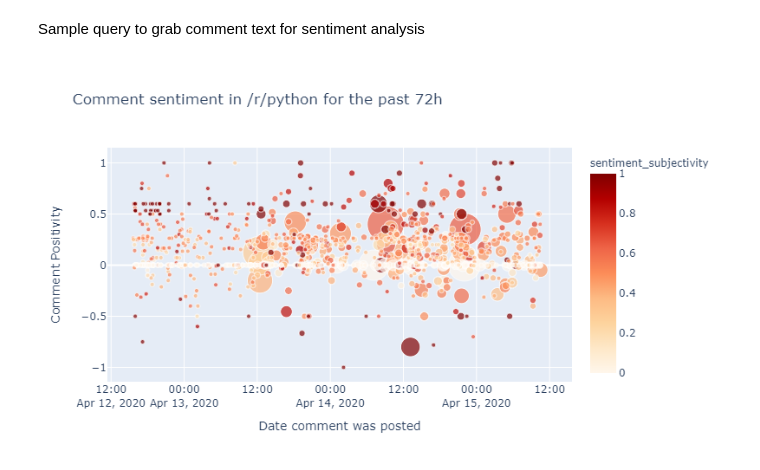
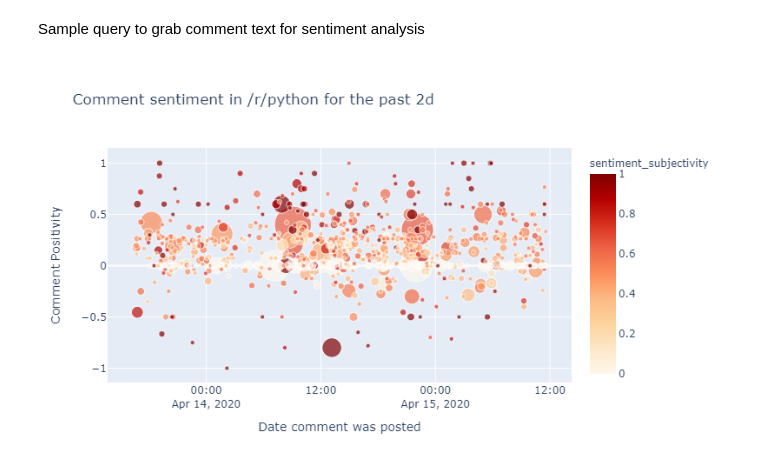
Before and after one commit to Sebmono/DataViz, a Jupyter notebook: RedditSentimentAnalysis.ipynb, the cells around one changed output. Drawn from its saved outputs; the diff is of its cells as text; code cells hidden in the pictures.

```diff
--- a/RedditSentimentAnalysis.ipynb
+++ b/RedditSentimentAnalysis.ipynb
@@ -17,2 +19,7 @@ def make_clickable(val):
+# %%
+COMMENT_COLOR         = 'blueviolet'
+TERM_OF_INTEREST      = 'python'
+SUBREDDIT_OF_INTEREST = 'python'
+TIMEFRAME             = '2d'
 # %% [markdown]
 Example query of the reddit api function
@@ -69,8 +68,8 @@ df2.style.format({'permalink': make_clickable})
 Sample query to grab comment text for sentiment analysis
 # %%
 data3 = get_reddit_data(data_type = 'comment',
-                          subreddit = 'python',
-                          after = '3d',
+                          subreddit = SUBREDDIT_OF_INTEREST,
+                          after = TIMEFRAME,
                           size = 1000,
                           sort_type = 'score',
                        sort = 'desc').get('data')
@@ -91,16 +90,19 @@ df3['sentiment'] = df3.apply(lambda row: 'positive' if row['sentiment_polarity']
 df3['preview'] = df3['body'].str[0:50]
 #transform utc to datetime
 df3['date'] = pd.to_datetime(df3['created_utc'], unit = 's')
+# %%
+#set min score to zero, so negative downvoted comments don't break size
+df3['score'] = df3['score'].clip(0, 1000)
 # %%
 px.scatter(df3, x = 'date',
           y = 'sentiment_polarity',
           hover_data = ['author', 'permalink', 'preview'],
           color_continuous_scale = px.colors.sequential.OrRd,
           color = 'sentiment_subjectivity',
            size = 'score',
            size_max = 30,
            labels = {'sentiment_polarity': 'Comment Positivity', 'date': 'Date comment was posted'},
-           title = f'Comment sentiment in /r/python for the past 72h'
+           title = f'Comment sentiment in /r/{SUBREDDIT_OF_INTEREST} for the past {TIMEFRAME}'
           )
 # %% [output]
-[figure, old version]
+[figure, new version]
```
Also changed, not shown: parts of 7 cells of this notebook.
